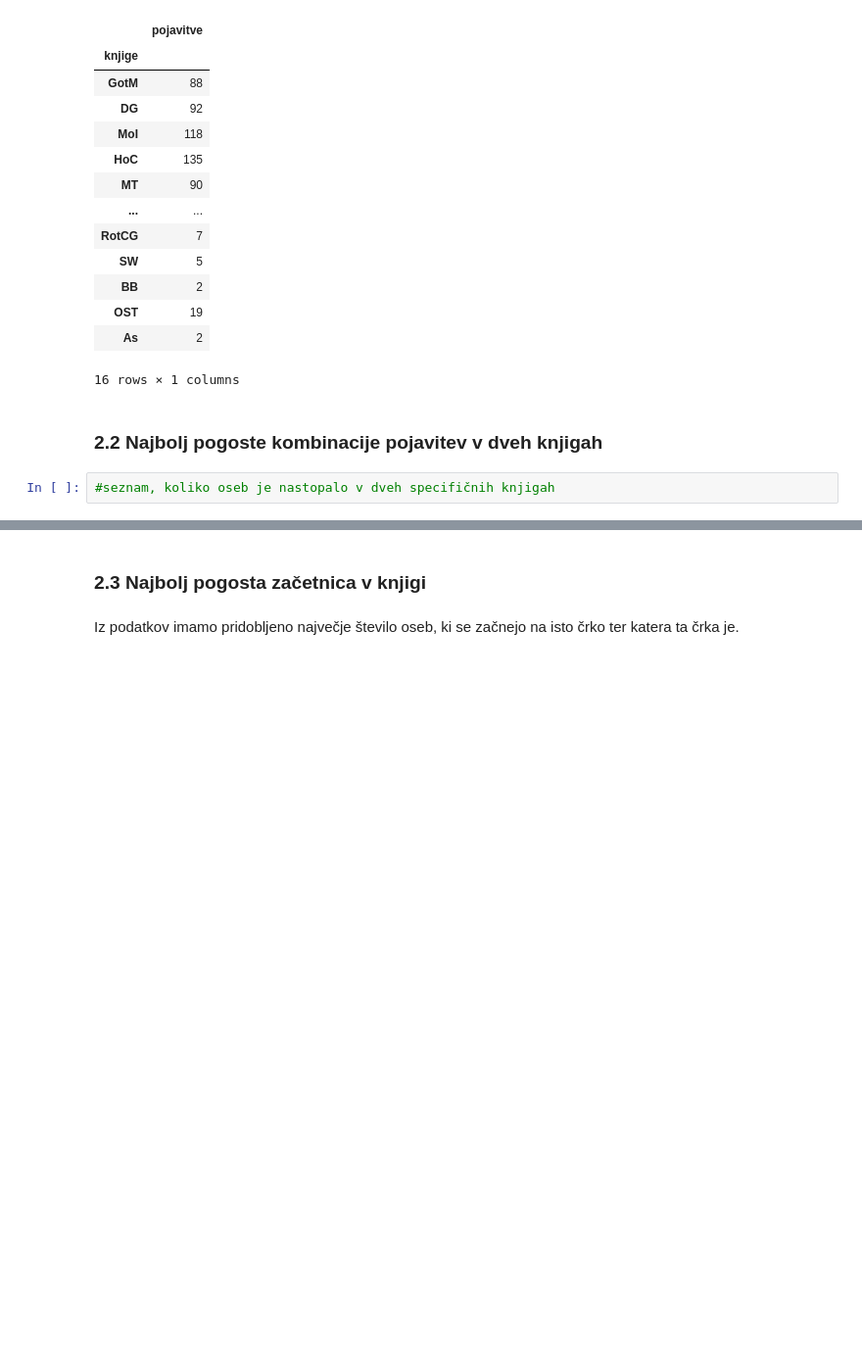
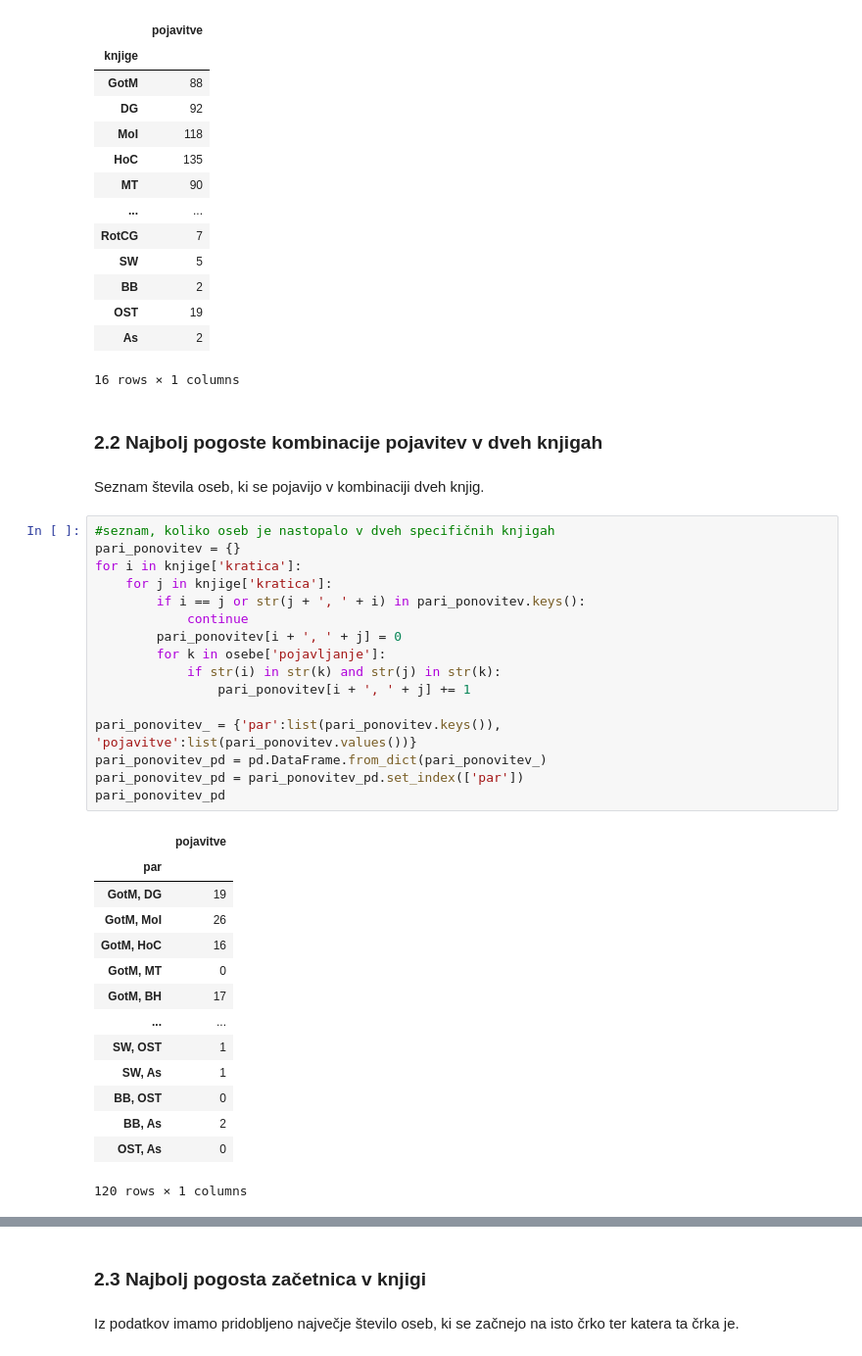
Before and after one commit to Neo-Mistral/Projektna-naloga, a Jupyter notebook: Analiziranje_knjig.ipynb, the cells around one changed output, grey strips where cells are left out. Shown: that part at 98% size. Saved outputs shown, nothing was run; the diff lists cells and outputs as text; blank space fills up the shorter version.

```diff
--- a/Analiziranje_knjig.ipynb
+++ b/Analiziranje_knjig.ipynb
@@ -77,5 +77,36 @@ knjige_pd
 16 rows × 1 columns
 # %% [markdown]
 ### 2.2 Najbolj pogoste kombinacije pojavitev v dveh knjigah
-# %%
-#seznam, koliko oseb je nastopalo v dveh specifičnih knjigah
+# %% [markdown]
+Seznam števila oseb, ki se pojavijo v kombinaciji dveh knjig.
+# %%
+#seznam, koliko oseb je nastopalo v dveh specifičnih knjigah
+pari_ponovitev = {}
+for i in knjige['kratica']:
+    for j in knjige['kratica']:
+        if i == j or str(j + ', ' + i) in pari_ponovitev.keys():
+            continue
+        pari_ponovitev[i + ', ' + j] = 0
+        for k in osebe['pojavljanje']:
+            if str(i) in str(k) and str(j) in str(k):
+                pari_ponovitev[i + ', ' + j] += 1
+
+pari_ponovitev_ = {'par':list(pari_ponovitev.keys()), 'pojavitve':list(pari_ponovitev.values())}
+pari_ponovitev_pd = pd.DataFrame.from_dict(pari_ponovitev_)
+pari_ponovitev_pd = pari_ponovitev_pd.set_index(['par'])
+pari_ponovitev_pd
+# %% [output]
+|  | pojavitve |
+| par |  |
+| GotM, DG | 19 |
+| GotM, MoI | 26 |
+| GotM, HoC | 16 |
+| GotM, MT | 0 |
+| GotM, BH | 17 |
+| ... | ... |
+| SW, OST | 1 |
+| SW, As | 1 |
+| BB, OST | 0 |
+| BB, As | 2 |
+| OST, As | 0 |
+120 rows × 1 columns
```
Also changed, not shown: parts of 6 cells of this notebook, 3 other files.
